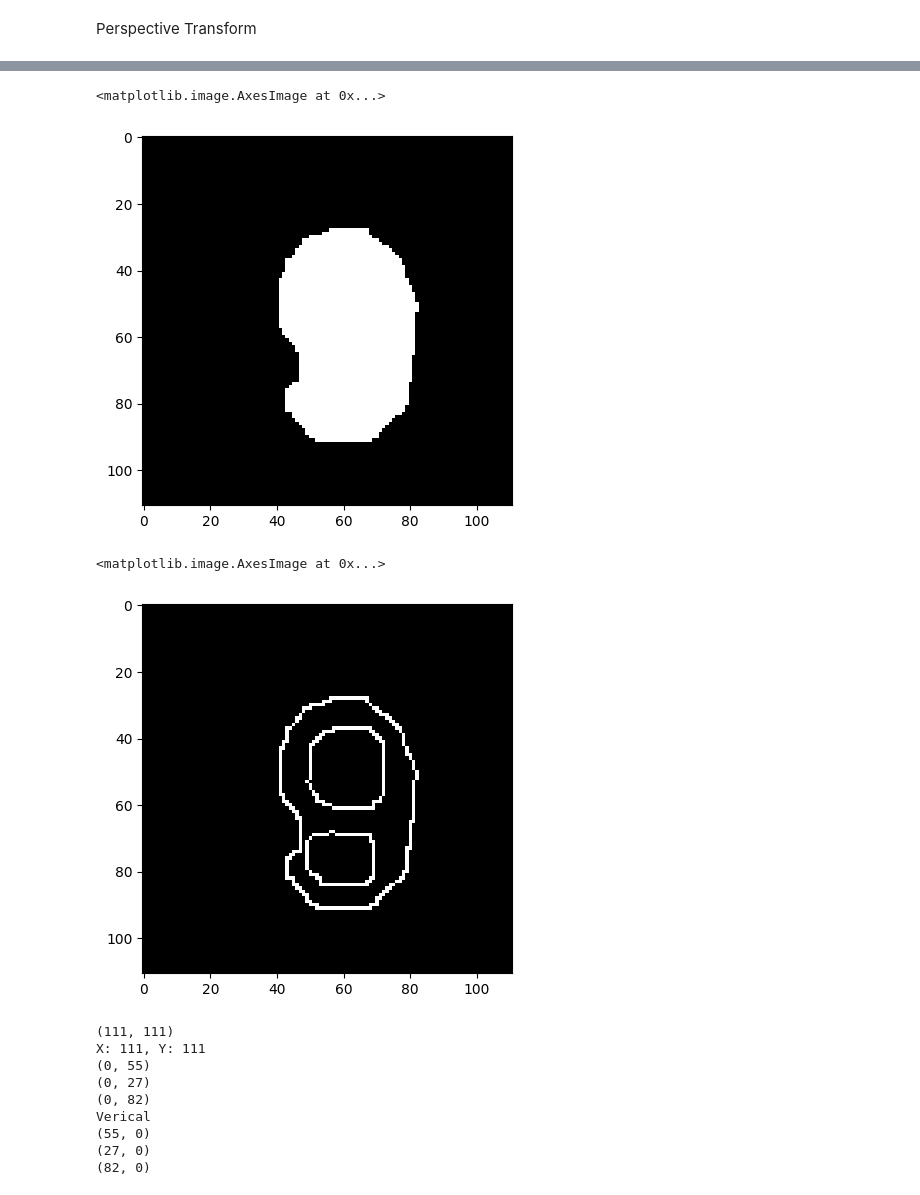
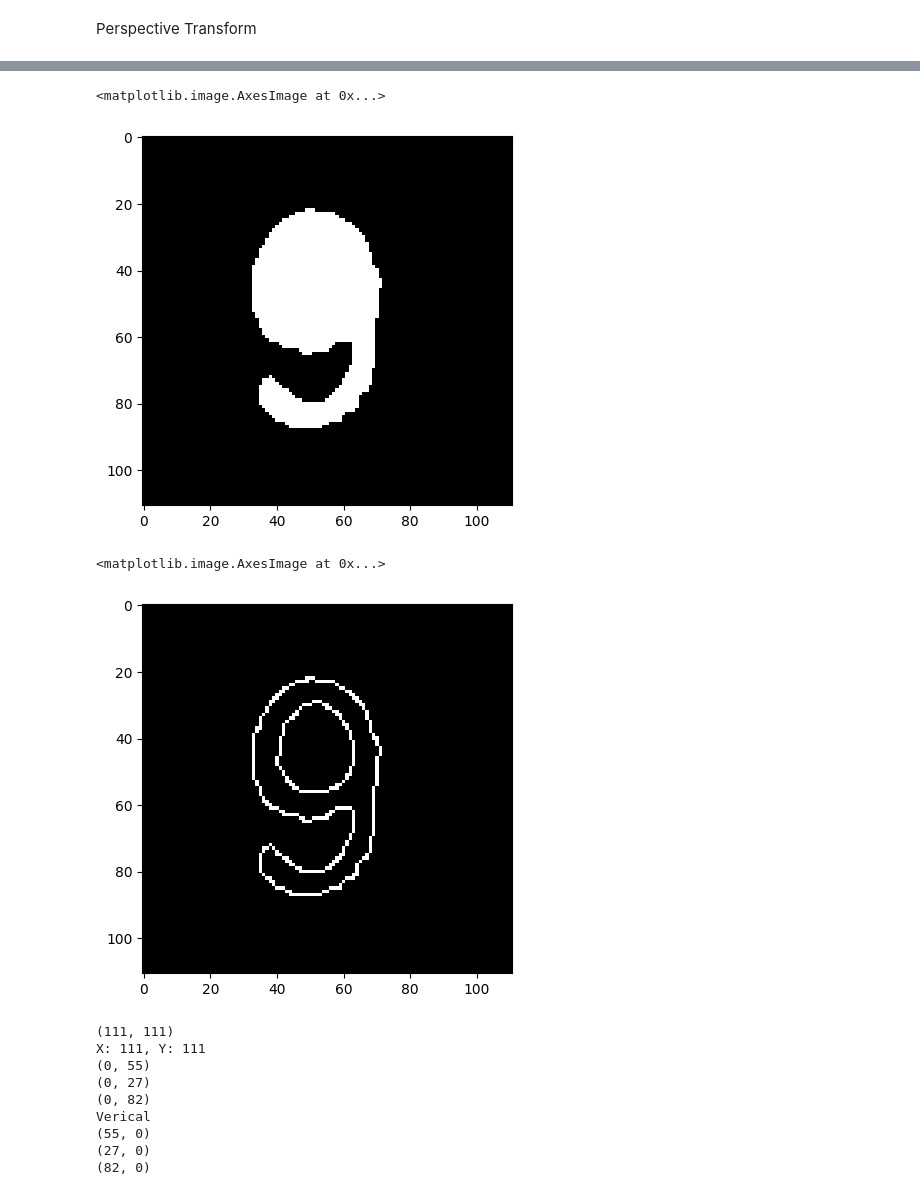
Before and after one commit to youssef-mohamed1809/Sudoku-Image-Processing, a Jupyter notebook: Project_CV_Final.ipynb, the cells around one changed output, grey strips where cells are left out. Drawn from its saved outputs; the diff is of its cells as text; code cells hidden in the pictures.

```diff
--- a/Project_CV_Final.ipynb
+++ b/Project_CV_Final.ipynb
@@ -50,7 +50,7 @@ imgGroup = [cv2.imread('Project Test Cases-20231212/01.jpg'),
 #        cv2.imread("/content/15-GoneWithTheWind.jpg"),
 #        cv2.imread("/content/16-SomethingWentTerriblyWrongHere.jpg")]
 
-number = 4
+number = 6
 img = imgGroup[number-1].copy()
 
 print(img.shape)
@@ -275,5 +249,5 @@ height = img.shape[0]
 
 converted_points = np.float32([[0, 0], [width, 0], [0, height], [width, height]])
 matrix = cv2.getPerspectiveTransform(input_points, converted_points)
-img_output = cv2.warpPerspective(closed_grid, matrix, (width, height))
-plt.imshow(img_output, cmap="gray")
+img_output = cv2.warpPerspective(img_gray_threshed, matrix, (width, height))
+# plt.imshow(img_output, cmap="gray")
@@ -312,0 +272,9 @@ plt.imshow(myimg, cmap='gray')
+# %%
+myimg = number_tiles[-3][0]
+mean4 = cv2.medianBlur(myimg,3)
+myimg = cv2.morphologyEx(myimg, cv2.MORPH_CLOSE, cv2.getStructuringElement(cv2.MORPH_RECT, (5, 5)))
+myimg = cv2.threshold(myimg, 100, 255, cv2.THRESH_BINARY)
+# print(myimg)
+myimg = myimg[1].astype(np.uint8)
+# plt.imshow(closed_grid, cmap="gray")
+plt.imshow(myimg, cmap='gray')
@@ -312,0 +284,6 @@ plt.imshow(myimg, cmap='gray')
+# %%
+myimg = cv2.Canny(myimg, 30, 150)
+# myimg = cv2.morphologyEx(myimg, cv2.MORPH_CLOSE, cv2.getStructuringElement(cv2.MORPH_RECT, (5,5)))
+# myimg = cv2.threshold(myimg, 100, 255, cv2.THRESH_BINARY)
+# myimg = myimg[1].astype(np.uint8)
+plt.imshow(myimg, cmap='gray')
@@ -328,15 +308,15 @@ cv2.fillPoly(num, pts=selected_contours, color= (255,255,255))
 plt.imshow(num, cmap="gray")
 # %% [output]
 <matplotlib.image.AxesImage at 0x...>
-[figure, old version]
+[figure, new version]
 # %%
 num = num & myimg
 
-# cv2.imwrite('/home/youssef/Projects/Sudoku-Image-Processing/NumberData/Number9/num3.jpg', num)
+cv2.imwrite('/home/youssef/Projects/Sudoku-Image-Processing/NumberData/Number9/num6.jpg', num)
 plt.imshow(num, cmap='gray')
 # %% [output]
 <matplotlib.image.AxesImage at 0x...>
-[figure, old version]
+[figure, new version]
 # %%
 img_dimensions = num.shape
 print(img_dimensions)
```
Also changed, not shown: parts of 18 cells of this notebook, 34 other files.
